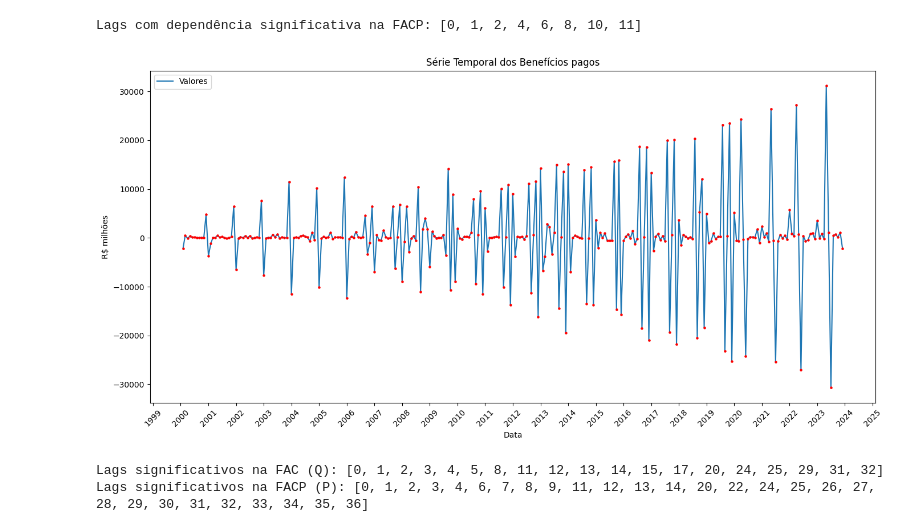
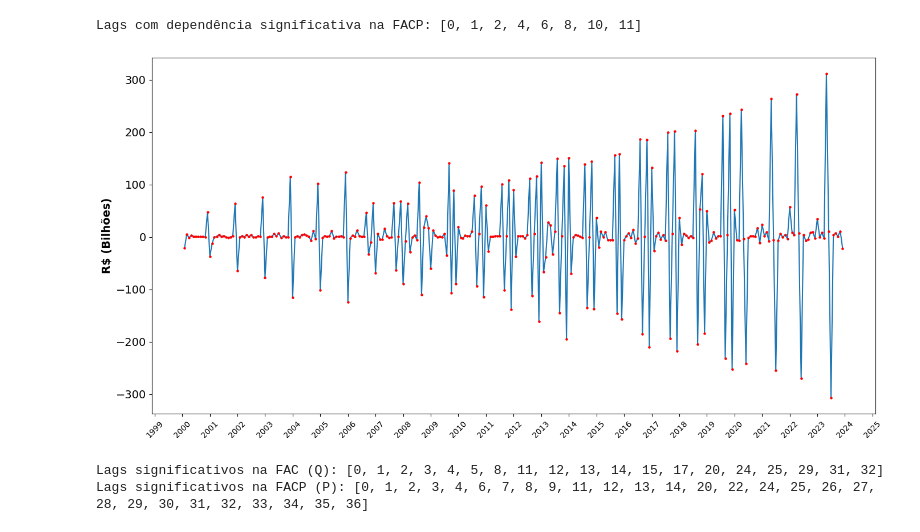
Before and after one commit to victordornelos/tcc_cap3, a Jupyter notebook: cap3.ipynb, the cells around one changed output. Drawn from its saved outputs; the diff is of its cells as text; code cells hidden in the pictures.

```diff
--- a/cap3.ipynb
+++ b/cap3.ipynb
@@ -347,24 +381,25 @@ facp = lags_significativos_facp
 # %%
 # Novo gráfico de série temporal
 plt.figure(figsize=(14, 7))
-sns.lineplot(x=df3.index, y=df3['Valor'], label='Valores')
-plt.scatter(df3.index, df3['Valor'], color='red', s=5, zorder=5)
+sns.lineplot(x=df3.index, y=df3['Valor']/100, label='')
+plt.scatter(df3.index, df3['Valor']/100, color='red', s=5, zorder=5)
 plt.gca().xaxis.set_major_locator(plt.matplotlib.dates.YearLocator())
 plt.gca().xaxis.set_major_formatter(plt.matplotlib.dates.DateFormatter('%Y'))
 plt.gca().yaxis.set_major_formatter(StrMethodFormatter('{x:.0f}'))
 plt.xticks(rotation=45)
 
 
-plt.title('Série Temporal dos Benefícios pagos')
-plt.xlabel('Data')
-plt.ylabel('R$ milhões')
+plt.title('')
+plt.xlabel('')
+plt.ylabel('R$ (Bilhões)', fontsize=14, fontweight='bold')
+plt.yticks(fontsize=14)  # Aumentando os yticks
 
 # Mostrar o gráfico
 plt.tight_layout()
 plt.grid(False)
 plt.show()
 # %% [output]
-[figure, old version]
+[figure, new version]
 # %%
 s = 12
 N = len(df3)  # Número de observações na série
```
Also changed, not shown: parts of 5 cells of this notebook, 1 other file.
